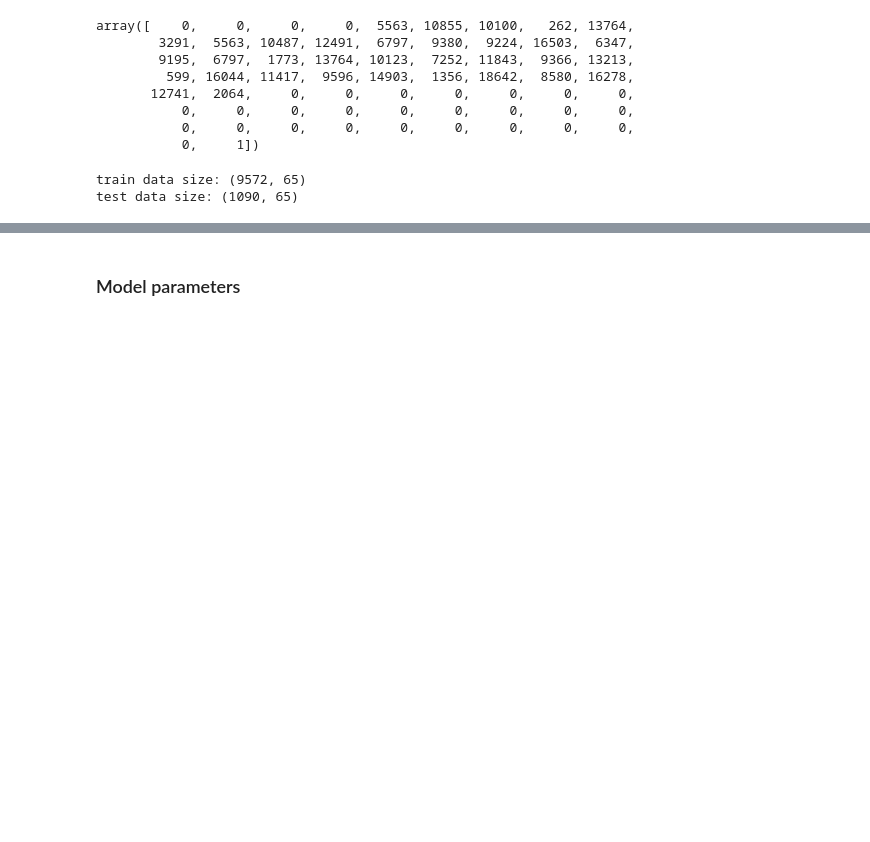
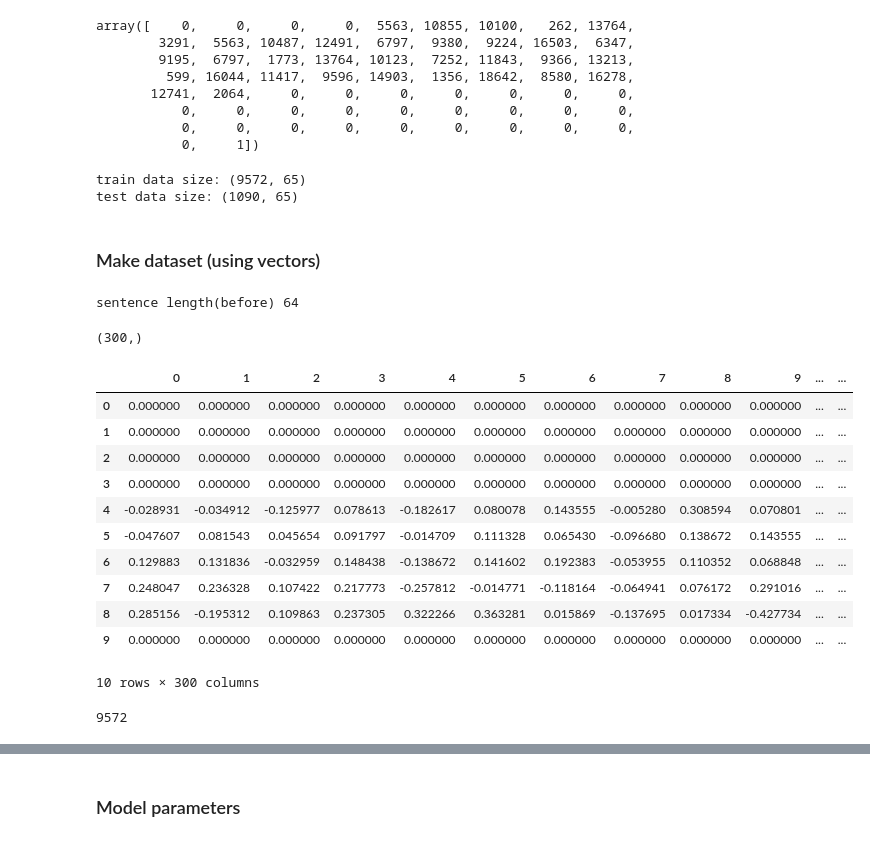
Before and after one commit to naellenhe/CNN_sentence_classifier_pytorch, a Jupyter notebook: CNN_sentence_pytorch.ipynb, the cells around one changed output, grey strips where cells are left out. Drawn from its saved outputs; the diff is of its cells as text; code cells hidden in the pictures; blank space fills up the shorter version.

```diff
--- a/CNN_sentence_pytorch.ipynb
+++ b/CNN_sentence_pytorch.ipynb
@@ -139,3 +150,69 @@ print('test data size:', datasets[1].shape)
 # %% [output]
 train data size: (9572, 65)
 test data size: (1090, 65)
+# %% [markdown]
+### Make dataset (using vectors)
+# %%
+def get_idx_from_sent_2vec(sent, U, word_idx_map, max_l=51, k=300, filter_h=5):
+    """
+    Transforms sentence into a list of indices. Pad with zeroes.
+    """
+    pad = filter_h - 1
+    x = np.zeros((max_l+2*pad, k))
+
+    words = sent.split()
+    # starting after padding
+    i = pad
+    for word in words:
+        if word in word_idx_map:
+            x[i] = U[word_idx_map[word]]
+            i += 1
+    return x
+
+def make_idx_data_cv_2vec(revs, U, word_idx_map, cv, max_l=51, k=300, filter_h=5):
+    """
+    Transforms sentences into a 2-d matrix.
+    """
+    train_image, train_label = [], []
+    test_image, test_label = [], []
+    for rev in revs:
+        sent = get_idx_from_sent_2vec(rev["text"], U, word_idx_map, max_l, k, filter_h) # one sentence
+        if rev["split"]==cv:  # "split" is random number of np.random.randint(0,10)
+            test_image.append(sent)
+            test_label.append(rev["y"])
+        else:
+            train_image.append(sent)
+            train_label.append(rev["y"])
+    train_image = np.array(train_image)
+    train_label = np.array(train_label)
+    test_image = np.array(test_image)
+    test_label = np.array(test_label)
+    return (train_image, train_label), (test_image, test_label)
+# %%
+t = "effective but too tepid biopic"
+t_sent_2vec = get_idx_from_sent_2vec(t, W, word_idx_map, max_l, k=300, filter_h=5)
+print("sentence length(before)", len(t_sent_2vec)) # max_l(51)+2*pad(filter_h-1)
+# t_sent_2vec.append(1) #sent.append(rev["y"])
+# print("sentence length(after added y label)", len(t_sent_2vec ))
+# %% [output]
+sentence length(before) 64
+# %%
+t_sent_2vec[0].shape
+# %% [output]
+(300,)
+# %%
+p = pd.DataFrame(t_sent_2vec[:64])
+p.head(10)
+# %% [output]
+|  | 0 | 1 | 2 | 3 | 4 | 5 | 6 | 7 | 8 | 9 | ... | ... |
+| 0 | 0.000000 | 0.000000 | 0.000000 | 0.000000 | 0.000000 | 0.000000 | 0.000000 | 0.000000 | 0.000000 | 0.000000 | ... | ... |
+| 1 | 0.000000 | 0.000000 | 0.000000 | 0.000000 | 0.000000 | 0.000000 | 0.000000 | 0.000000 | 0.000000 | 0.000000 | ... | ... |
+| 2 | 0.000000 | 0.000000 | 0.000000 | 0.000000 | 0.000000 | 0.000000 | 0.000000 | 0.000000 | 0.000000 | 0.000000 | ... | ... |
+| 3 | 0.000000 | 0.000000 | 0.000000 | 0.000000 | 0.000000 | 0.000000 | 0.000000 | 0.000000 | 0.000000 | 0.000000 | ... | ... |
+| 4 | -0.028931 | -0.034912 | -0.125977 | 0.078613 | -0.182617 | 0.080078 | 0.143555 | -0.005280 | 0.308594 | 0.070801 | ... | ... |
+| 5 | -0.047607 | 0.081543 | 0.045654 | 0.091797 | -0.014709 | 0.111328 | 0.065430 | -0.096680 | 0.138672 | 0.143555 | ... | ... |
+| 6 | 0.129883 | 0.131836 | -0.032959 | 0.148438 | -0.138672 | 0.141602 | 0.192383 | -0.053955 | 0.110352 | 0.068848 | ... | ... |
+| 7 | 0.248047 | 0.236328 | 0.107422 | 0.217773 | -0.257812 | -0.014771 | -0.118164 | -0.064941 | 0.076172 | 0.291016 | ... | ... |
+| 8 | 0.285156 | -0.195312 | 0.109863 | 0.237305 | 0.322266 | 0.363281 | 0.015869 | -0.137695 | 0.017334 | -0.427734 | ... | ... |
+| 9 | 0.000000 | 0.000000 | 0.000000 | 0.000000 | 0.000000 | 0.000000 | 0.000000 | 0.000000 | 0.000000 | 0.000000 | ... | ... |
+10 rows × 300 columns
@@ -141,0 +224,7 @@ test data size: (1090, 65)
+# %%
+t_image = torch.FloatTensor(train_image).reshape(-1, 1, 64, 300)
+t_label = torch.LongTensor(train_label)
+train_dataset = list(zip(t_image, t_label))
+len(train_dataset)
+# %% [output]
+9572
```
Also changed, not shown: parts of 23 cells of this notebook.
